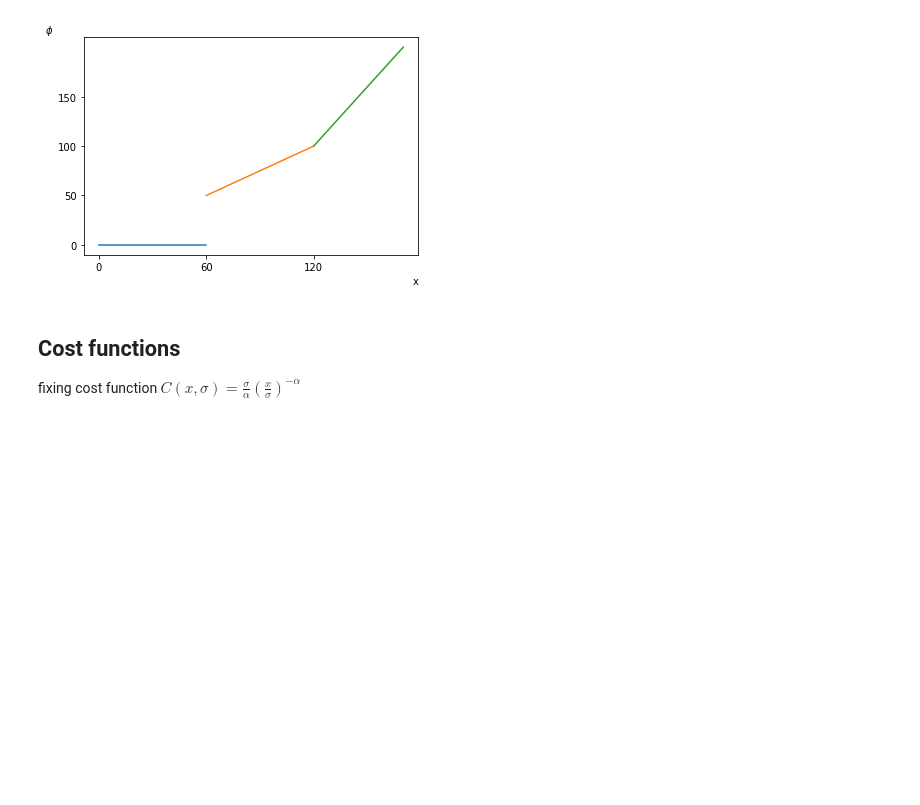
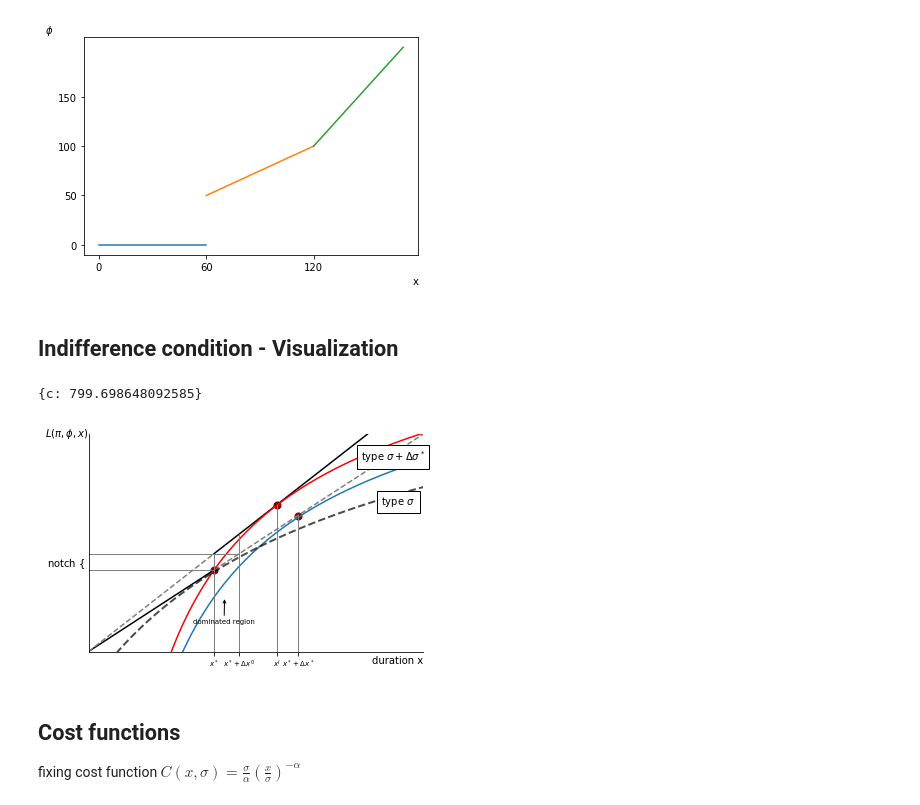
Before and after one commit to paulaleoni/delhi_outages, a Jupyter notebook: src/simulations.ipynb, the cells around one changed output. Saved outputs shown, nothing was run; the diff lists cells and outputs as text; code cells hidden in the pictures; blank space fills up the shorter version.

```diff
--- a/src/simulations.ipynb
+++ b/src/simulations.ipynb
@@ -64,6 +64,82 @@ plt.ylabel(r'$\phi$', loc = 'top', rotation = 'horizontal')
 plt.show()
 # %% [output]
 [figure]
+# %% [markdown]
+## Indifference condition - Visualization
+# %%
+def curve(x, s,a, c=65):
+    y = c-tools.C(x,sigma=s, alpha=a)
+    return y
+
+
+s = 185
+a = .5
+
+# I rescale it here because it would be very steep otherwise
+slope1 = pi /100
+slope2 = (pi + phi) /100
+
+c=symbols('c')
+exp = Eq(60*slope1 - curve(60, s=s, a=a,c=c),0)
+res = solve([exp],(c))
+
+exp = Eq(60*slope1 - curve(60, s=s, a=a,c=c),0)
+cont = solve([exp],c)
+print(cont)
+
+exp = 60*slope2 - c*slope1
+x_dx = solve(exp, c)[0]
+
+fig,ax = plt.subplots()
+# lines
+plt.plot([0,60],[0,60 * slope1], color = 'black')
+plt.plot([60,160],[60*slope1, 160*slope1], linestyle='dashed',color = 'grey')
+plt.plot([0,60],[0,60 * slope2], linestyle='dashed',color = 'grey')
+plt.plot([60,160],[60*slope2, 160*slope2], color = 'black')
+#curve
+x = np.linspace(0,160,160)
+y = [curve(x,s=s, a=a, c=res[c]) for x in x]
+plt.plot(x,y, color = 'red')
+y2 = [curve(x,s=s, a=a, c=res[c]-50) for x in x]
+plt.plot(x,y2)
+y3 = [curve(x+78,s=s+60, a=a, c=cont[c]) for x  in x]
+plt.plot(x,y3, linestyle='dashed', color = 'black', linewidth = 2, alpha = .7)
+# vertical lines
+plt.plot([60,60],[0,60*slope2], color = 'grey', linewidth=1)
+plt.plot([x_dx, x_dx],[0,x_dx*slope2], color = 'grey', linewidth=1)
+plt.plot([90,90],[0,90*slope2], color = 'grey',  linewidth =1)
+plt.plot([100,100],[0,100*slope1], color = 'grey',  linewidth =1)
+# horizontal lines
+plt.plot([0,60],[60*slope1, 60*slope1], color = 'grey',  linewidth =1)
+plt.plot([0,x_dx],[60*slope2, x_dx*slope1], color = 'grey',  linewidth =1)
+
+plt.xlim(0,160)
+plt.ylim(0,400)
+plt.xlabel('duration x', loc='right')
+plt.ylabel(r'$L(\pi, \phi, x)$', loc='top', rotation='horizontal', verticalalignment = 'center')
+ax.yaxis.set_label_coords(0,1)
+ax.xaxis.set_label_coords(1,-0.02)
+plt.yticks(ticks = [60*(slope1 + slope2)/2], labels = [r'notch $\{$'])
+plt.tick_params(axis = 'y', width=0, length=0)
+plt.xticks(ticks = [60, x_dx, 90, 100], labels = [r'$x^*$',r'$x^* + \Delta x^0$', r'$x^I$', r'$x^* + \Delta x^*$'], size = 7)
+plt.annotate('dominated region', xy=(65,100),xytext = (50,50), arrowprops=dict(facecolor='black', arrowstyle = '->'), size = 7)
+plt.text(130,350,r'type $ \sigma + \Delta \sigma^* $', bbox = dict(facecolor='white'))
+plt.text(140,270,r'type $ \sigma$', bbox = dict(facecolor='white'))
+# points
+plt.scatter(60,60*slope1, color = 'darkred', s = 50, alpha = 1)
+plt.scatter(100,100*slope1, color = 'darkred', s = 50, alpha = 1)
+plt.scatter(90,90*slope2, color = 'darkred', s = 50, alpha = 1)
+
+#plt.legend()
+ax.spines['right'].set_visible(False)
+ax.spines['top'].set_visible(False)
+
+plt.show()
+
+#fig.savefig('curves.png',dpi=120, format='png')
+# %% [output]
+{c: 799.698648092585}
+[figure, added]
 # %% [markdown]
 ## Cost functions
 fixing cost function $C(x,\sigma) = \frac{\sigma}{\alpha} (\frac{x}{\sigma})^{-\alpha}$
```
Also changed, not shown: parts of 6 cells of this notebook.
